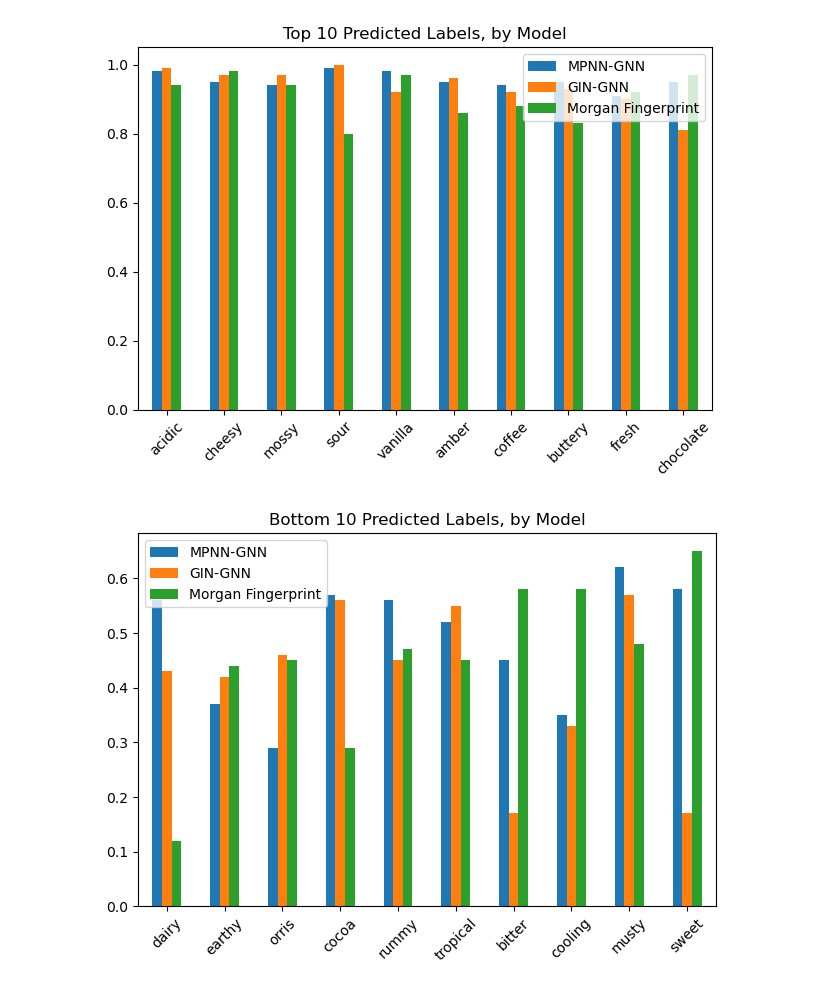
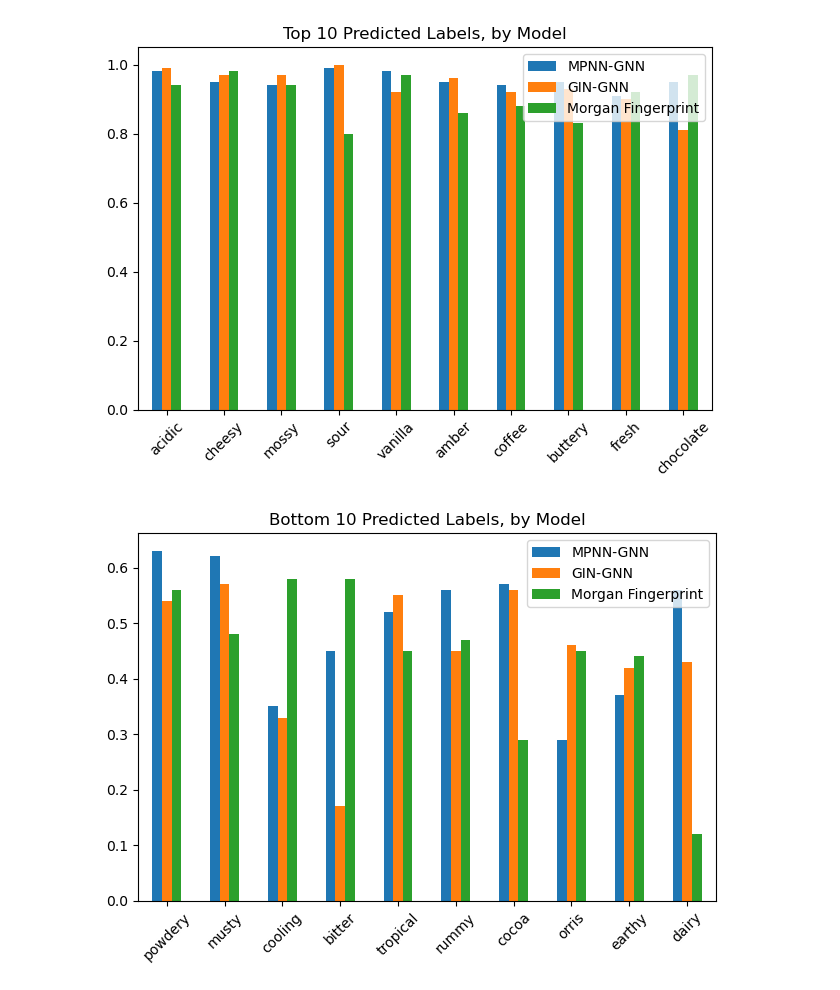
Before and after one commit to odor-pair/odor-pair, a Jupyter notebook: charts/scoring.ipynb, the cells around one changed output. Saved outputs shown, nothing was run; the diff lists cells and outputs as text; code cells hidden in the pictures.

Commit message:
Cleaning up charts

```diff
--- a/charts/scoring.ipynb
+++ b/charts/scoring.ipynb
@@ -18,7 +18,10 @@ print(common_keys)
 # %%
 # Convert the list of dictionaries to a DataFrame using only the common keys
 df = pd.DataFrame([{k: d[k] for k in common_keys} for d in scores], index=["MPNN-GNN", "GIN-GNN","Morgan Fingerprint"])
-
+# # Sort by mean value
+# sorted_keys = df.mean(axis=0).map(lambda x: 1/x).sort_values()
 # Calculate the average rank order for each key
-# sorted_keys = df.mean(axis=0).map(lambda x: 1/x).sort_values()
 sorted_keys = df.rank(axis=1, ascending=False, method='average').mean().sort_values()
+sorted_df = df[sorted_keys.index]
+# sorted_df = df.sort_values(by='Morgan Fingerprint', axis=1, ascending=False)
+sorted_df
@@ -82,7 +67,7 @@ make_table(top_10_df,"Top 10 Predicted Labels, by Model","Top10.png")
 # %% [output]
 [figure]
 # %%
-bottom_10_df = df[worst_notes.index].map(lambda x: f'{x:.2f}').T
+bottom_10_df = sorted_df.iloc[:,-10:].map(lambda x: f'{x:.2f}').T
 bottom_10_df
 # %% [output]
 |  | MPNN-GNN | GIN-GNN | Morgan Fingerprint |
@@ -117,6 +102,6 @@ make_chart(top_10_df,"Top 10 Predicted Labels, by Model","Top10Bar")
 # %% [output]
 [figure]
 # %%
-make_chart(bottom_10_df,"Bottom 10 Predicted Labels, by Model","Bottom10Bar")
+make_chart(bottom_10_df,"Bottom 10 Predicted Labels, by Model","pair10bottom")
 # %% [output]
-[figure, old version]
+[figure, new version]
```
Also changed, not shown: parts of 7 cells of this notebook, 40 other files.
